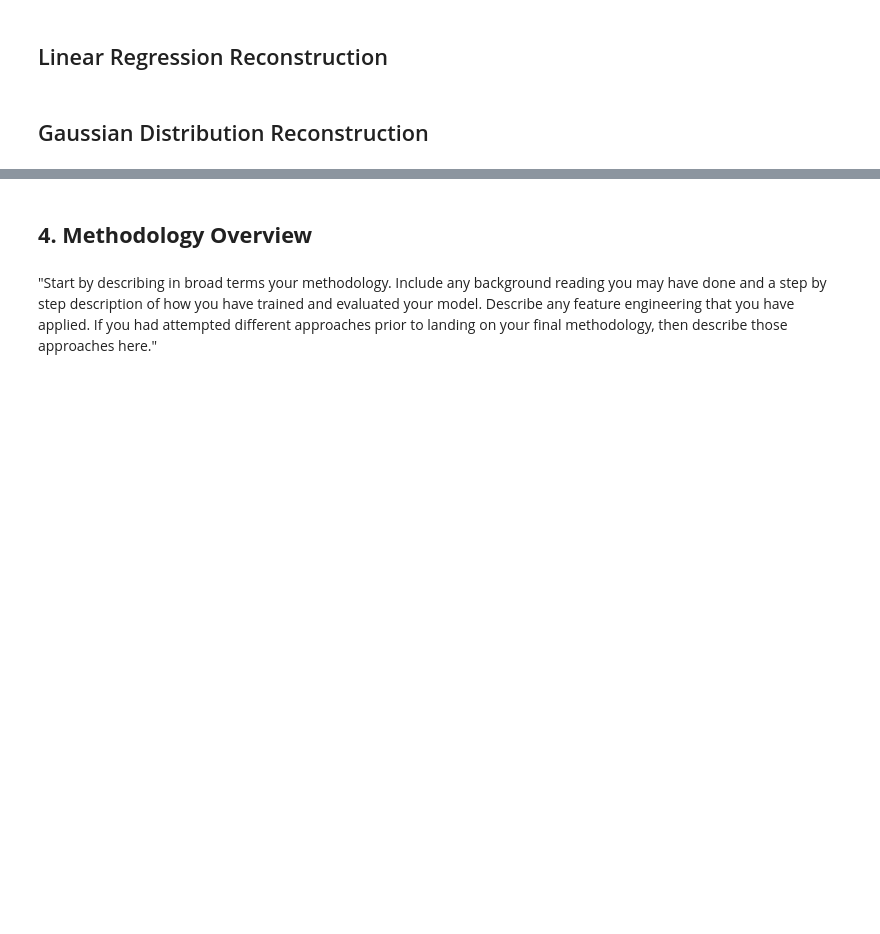
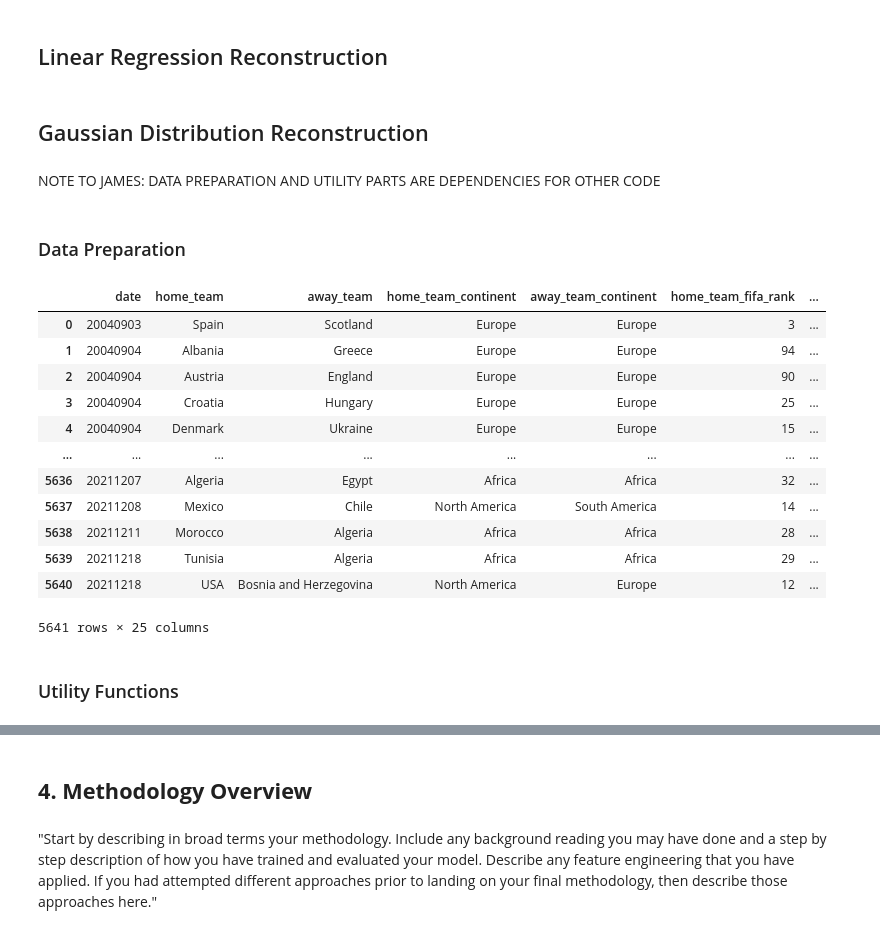
Before and after one commit to james-parky/data-mining-group-coursework, a Jupyter notebook: src/final_notebook.ipynb, the cells around one changed output, grey strips where cells are left out. Drawn from its saved outputs; the diff is of its cells as text; code cells hidden in the pictures; blank space fills up the shorter version.

```diff
--- a/src/final_notebook.ipynb
+++ b/src/final_notebook.ipynb
@@ -272,3 +243,8 @@ Madagascar has a completely missing value.
 ## Linear Regression Reconstruction
 # %% [markdown]
 ## Gaussian Distribution Reconstruction
+# %% [markdown]
+NOTE TO JAMES:
+DATA PREPARATION AND UTILITY PARTS ARE DEPENDENCIES FOR OTHER CODE
+# %% [markdown]
+### Data Preparation
@@ -274,0 +254,22 @@ Madagascar has a completely missing value.
+# %%
+#Simple data modification
+g_df = g_df.fillna(0)
+g_df["home_team_result"] = g_df["home_team_result"].replace(['Lose', 'Draw', 'Win'], [0, 1, 2])
+g_df["neutral_location"] = g_df["neutral_location"].astype(int)
+g_df['date'] = g_df['date'].str.replace(r"\D", "")
+
+g_df
+# %% [output]
+|  | date | home_team | away_team | home_team_continent | away_team_continent | home_team_fifa_rank | ... |
+| 0 | 20040903 | Spain | Scotland | Europe | Europe | 3 | ... |
+| 1 | 20040904 | Albania | Greece | Europe | Europe | 94 | ... |
+| 2 | 20040904 | Austria | England | Europe | Europe | 90 | ... |
+| 3 | 20040904 | Croatia | Hungary | Europe | Europe | 25 | ... |
+| 4 | 20040904 | Denmark | Ukraine | Europe | Europe | 15 | ... |
+| ... | ... | ... | ... | ... | ... | ... | ... |
+| 5636 | 20211207 | Algeria | Egypt | Africa | Africa | 32 | ... |
+| 5637 | 20211208 | Mexico | Chile | North America | South America | 14 | ... |
+| 5638 | 20211211 | Morocco | Algeria | Africa | Africa | 28 | ... |
+| 5639 | 20211218 | Tunisia | Algeria | Africa | Africa | 29 | ... |
+| 5640 | 20211218 | USA | Bosnia and Herzegovina | North America | Europe | 12 | ... |
+5641 rows × 25 columns
@@ -274,0 +334,2 @@ Madagascar has a completely missing value.
+# %% [markdown]
+### Utility Functions
```
Also changed, not shown: parts of 39 cells of this notebook.
